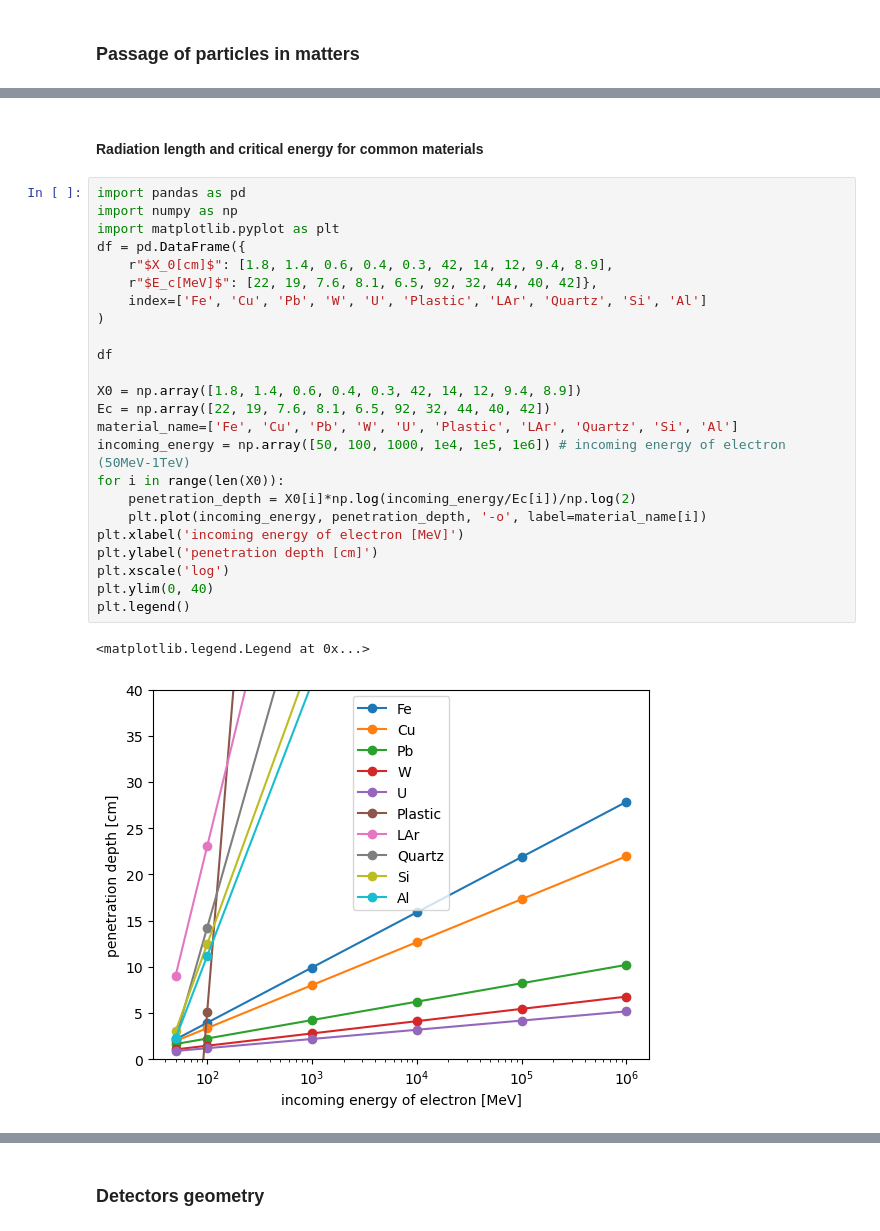
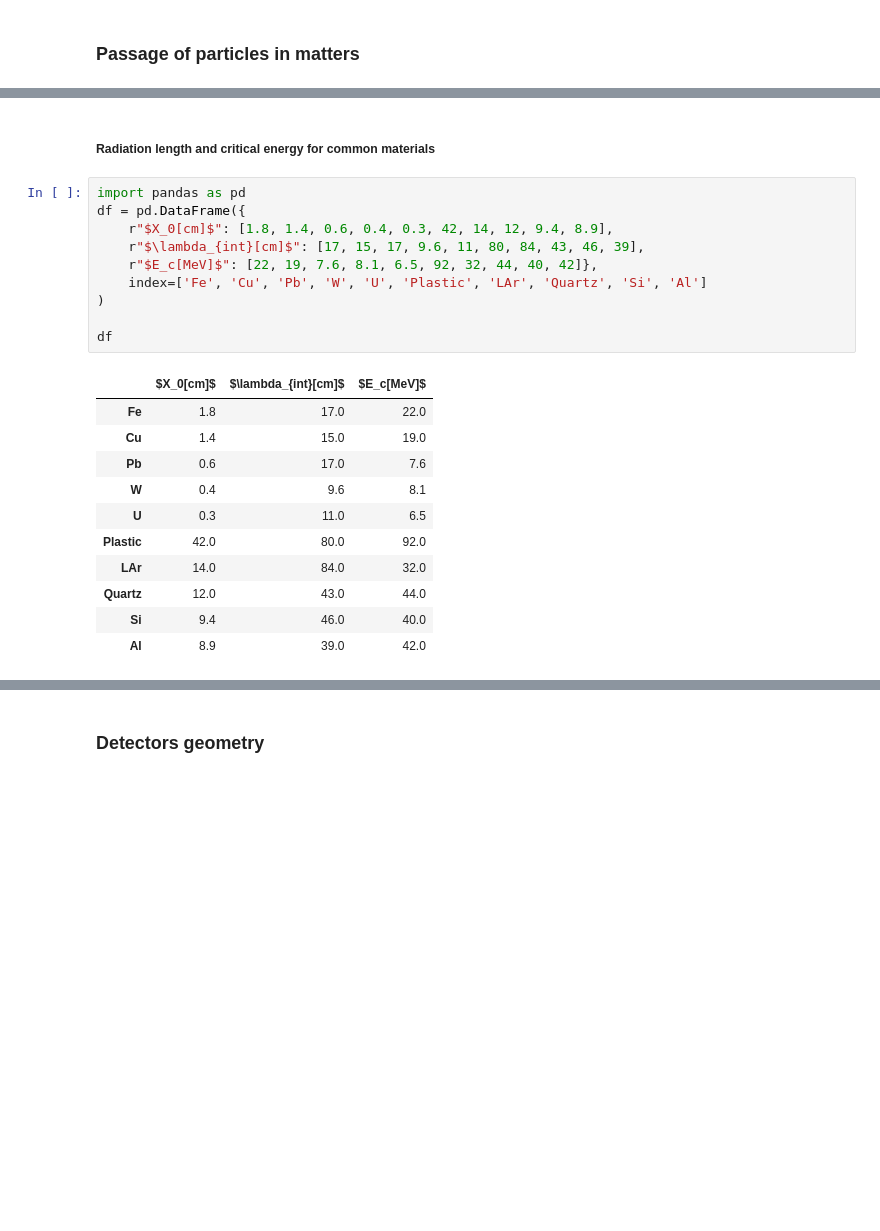
Before and after one commit to dyl64/Dongyi-Oral-Qual, a Jupyter notebook: Detector.ipynb, the cells around one changed output, grey strips where cells are left out. Cells and saved outputs as stored; diff of their text form; blank space fills up the shorter version.

```diff
--- a/Detector.ipynb
+++ b/Detector.ipynb
@@ -18,29 +22,24 @@ The number of particles in an electromagnetic shower approximately doubles after
 # %% [markdown]
-#### Radiation length and critical energy for common materials
+##### Radiation length and critical energy for common materials
 # %%
 import pandas as pd
-import numpy as np
-import matplotlib.pyplot as plt
 df = pd.DataFrame({
     r"$X_0[cm]$": [1.8, 1.4, 0.6, 0.4, 0.3, 42, 14, 12, 9.4, 8.9],
+    r"$\lambda_{int}[cm]$": [17, 15, 17, 9.6, 11, 80, 84, 43, 46, 39],
     r"$E_c[MeV]$": [22, 19, 7.6, 8.1, 6.5, 92, 32, 44, 40, 42]},
     index=['Fe', 'Cu', 'Pb', 'W', 'U', 'Plastic', 'LAr', 'Quartz', 'Si', 'Al']
 )
 
 df
-
-X0 = np.array([1.8, 1.4, 0.6, 0.4, 0.3, 42, 14, 12, 9.4, 8.9])
-Ec = np.array([22, 19, 7.6, 8.1, 6.5, 92, 32, 44, 40, 42])
-material_name=['Fe', 'Cu', 'Pb', 'W', 'U', 'Plastic', 'LAr', 'Quartz', 'Si', 'Al']
-incoming_energy = np.array([50, 100, 1000, 1e4, 1e5, 1e6]) # incoming energy of electron (50MeV-1TeV)
-for i in range(len(X0)):
-    penetration_depth = X0[i]*np.log(incoming_energy/Ec[i])/np.log(2)
-    plt.plot(incoming_energy, penetration_depth, '-o', label=material_name[i])
-plt.xlabel('incoming energy of electron [MeV]')
-plt.ylabel('penetration depth [cm]')
-plt.xscale('log')
-plt.ylim(0, 40)
-plt.legend()
 # %% [output]
-<matplotlib.legend.Legend at 0x...>
-[figure, removed]
+|  | $X_0[cm]$ | $\lambda_{int}[cm]$ | $E_c[MeV]$ |
+| Fe | 1.8 | 17.0 | 22.0 |
+| Cu | 1.4 | 15.0 | 19.0 |
+| Pb | 0.6 | 17.0 | 7.6 |
+| W | 0.4 | 9.6 | 8.1 |
+| U | 0.3 | 11.0 | 6.5 |
+| Plastic | 42.0 | 80.0 | 92.0 |
+| LAr | 14.0 | 84.0 | 32.0 |
+| Quartz | 12.0 | 43.0 | 44.0 |
+| Si | 9.4 | 46.0 | 40.0 |
+| Al | 8.9 | 39.0 | 42.0 |
```
Also changed, not shown: parts of 7 cells of this notebook, 1 other file.
